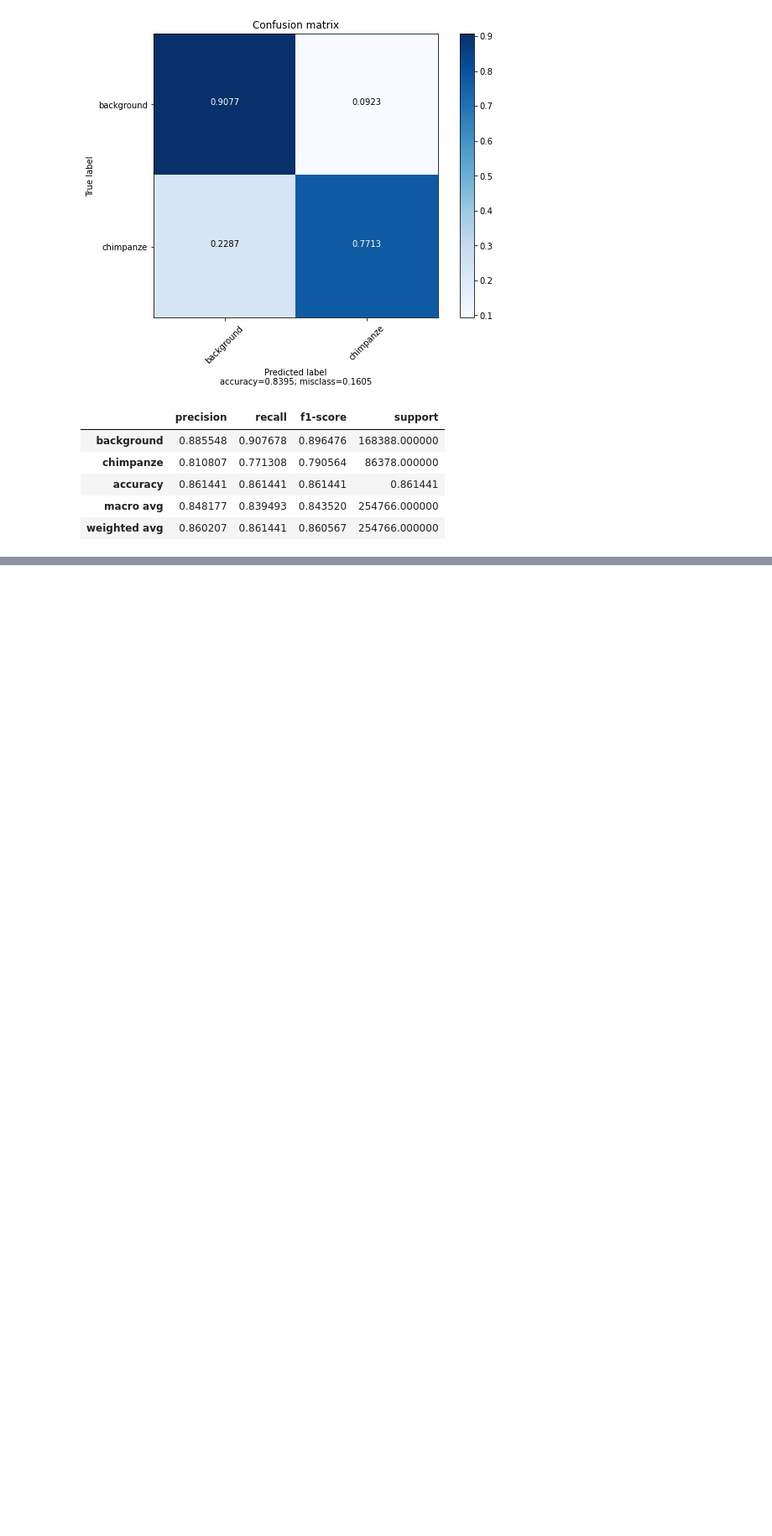
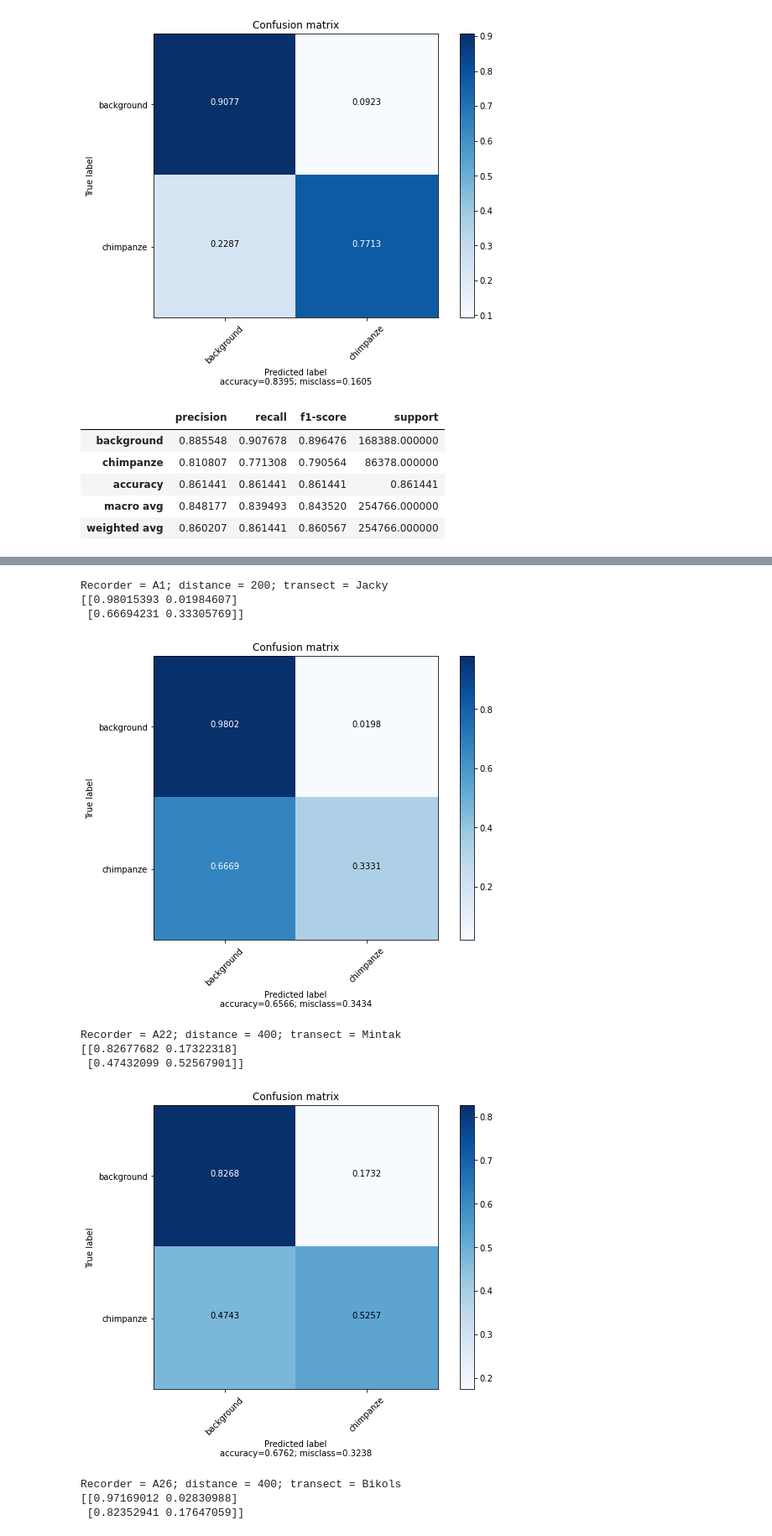
Before and after one commit to UtrechtUniversity/animal-sounds, a Jupyter notebook: output/notebooks/svm_results.ipynb, the cells around one changed output, grey strips where cells are left out. Shown at 84% size. Saved outputs shown, nothing was run; the diff lists cells and outputs as text; code cells hidden in the pictures; blank space fills up the shorter version.

```diff
--- a/output/notebooks/svm_results.ipynb
+++ b/output/notebooks/svm_results.ipynb
@@ -666,0 +676,31 @@ get_classification_report(targets,preds)
+# %%
+folders = ['A1', 'A22', 'A26', 'A3', 'A4', 'A5']
+distance = [200, 400, 400, 600, 800, 600]
+transect = ['Jacky', 'Mintak', 'Bikols', 'Jacky', 'Jacky', 'Mintak']
+pf_list = []
+false_positives = []
+
+for index, folder in enumerate(folders):
+    preds, targets = read_svm_results(svm_dir + 'predictions/' + folder)# + '/')
+
+    print('Recorder = ' + folder + '; distance = ' + str(distance[index]) + '; transect = ' + transect[index])
+    plt, cm = get_confusion_matrix(targets,preds)
+
+    true_pos = cm[1,1]
+    false_neg = cm[1,0]
+    perc_found = true_pos/(true_pos + false_neg)
+    false_positives.append(cm[0,1])
+
+    pf_list.append(perc_found)
+# %% [output]
+Recorder = A1; distance = 200; transect = Jacky
+[[0.98015393 0.01984607]
+ [0.66694231 0.33305769]]
+[figure, added]
+Recorder = A22; distance = 400; transect = Mintak
+[[0.82677682 0.17322318]
+ [0.47432099 0.52567901]]
+[figure, added]
+Recorder = A26; distance = 400; transect = Bikols
+[[0.97169012 0.02830988]
+ [0.82352941 0.17647059]]
```
Also changed, not shown: parts of 7 cells of this notebook.
